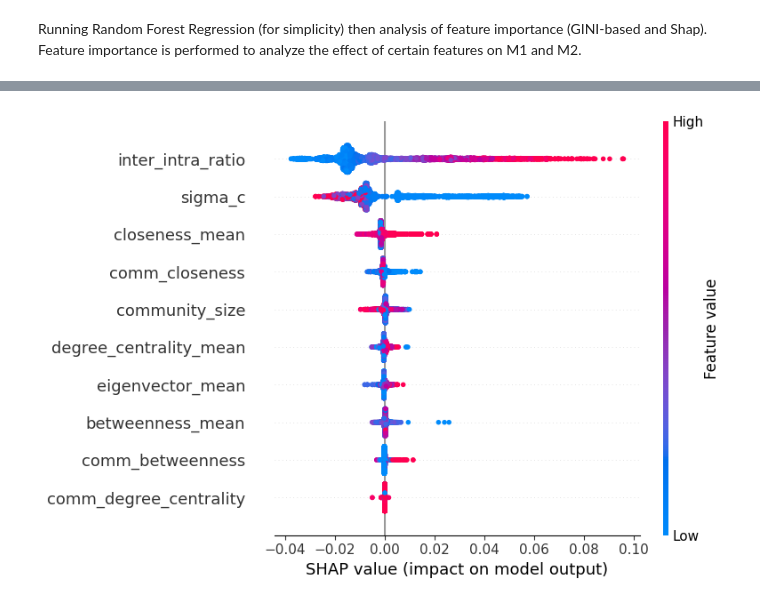
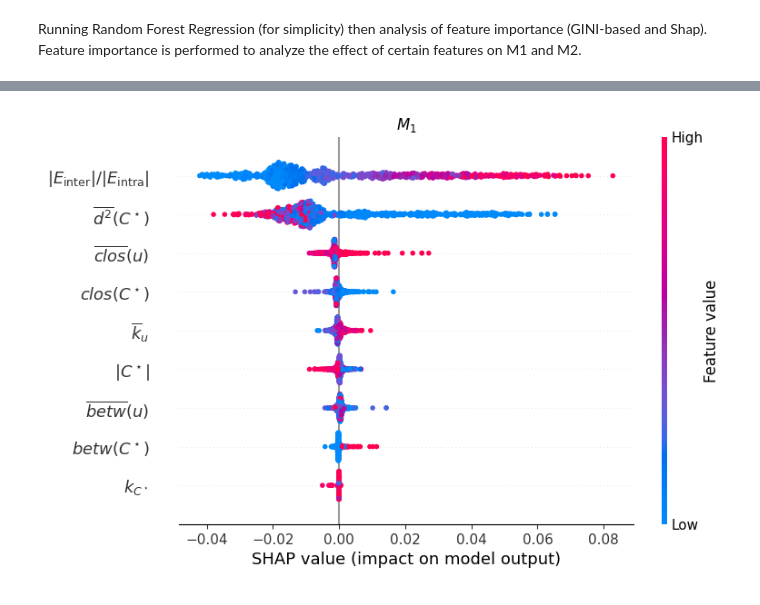
Before and after one commit to dalyapraz/gnn-community-concealment, a Jupyter notebook: community_hiding_analysis.ipynb, the cells around one changed output, grey strips where cells are left out. Cells and saved outputs as stored; diff of their text form; code cells hidden in the pictures.

```diff
--- a/community_hiding_analysis.ipynb
+++ b/community_hiding_analysis.ipynb
@@ -233,6 +262,10 @@ from sklearn.model_selection import train_test_split
 X = full_df[['community_size', 'inter_intra_ratio',
                       'comm_degree_centrality', 'comm_betweenness', 'comm_closeness',
                       'degree_centrality_mean', 'betweenness_mean', 'closeness_mean', 'eigenvector_mean',  'sigma_c']]
+X = full_df[features_list ]
+# X = X.rename(columns=feature_labels)
+
+# X = full_df[features_list]
 
 # X_comm_level = full_df[['community_size', 'inter_intra_ratio', 'comm_betweenness', 'comm_closeness', 'sigma_c', 'min_comm']]
 # X_node_level = full_df[['degree_centrality_mean', 'betweenness_mean', 'closeness_mean', 'eigenvector_mean', 'sigma_c', 'min_comm']]
@@ -245,7 +278,8 @@ ecs = full_df['ECS']
 
 X_train_m1, X_test, y_train, y_test = train_test_split(X, m1, test_size=0.2, random_state=42)
 
-m1_reg = RandomForestRegressor(n_estimators=100, random_state=42)
+# m1_reg = RandomForestRegressor(n_estimators=100, random_state=42)
+m1_reg = RandomForestRegressor()
 m1_reg.fit(X_train_m1, y_train)
 # sort the feature importances
 feature_importances = dict(zip(X.columns, m1_reg.feature_importances_))
@@ -253,7 +287,7 @@ feature_importances = dict(sorted(feature_importances.items(), key=lambda item:
 
 
 print("Test R^2:", m1_reg.score(X_test, y_test))
-print("Feature importances for M1:")
+print("Feature importances for M1 using RF Gini:")
 for feature, importance in feature_importances.items():
     print(f"{feature}: {importance:.4f}")
 # %% [output]
@@ -272,14 +305,70 @@ comm_degree_centrality: 0.0011
 # %%
 import shap
 import matplotlib.pyplot as plt
+import numpy as np
 
-# Create an explainer for the RandomForestRegressor
+# # Create an explainer for the RandomForestRegressor
 explainer = shap.TreeExplainer(m1_reg)
 
+# # Use a small background sample from TRAIN for the SHAP baseline
+# background = shap.sample(X_train_m1, 200, random_state=42)
+
+# # Interventional TreeExplainer is recommended for correlated features
+# explainer = shap.TreeExplainer(
+#     m1_reg,
+#     data=background,
+#     feature_perturbation="interventional"
+# )
+
+
 # Calculate SHAP values for the training dataset
-shap_values_m1 = explainer.shap_values(X_train_m1)
-features = X_train_m1.columns.tolist()
+# shap_values_m1 = explainer.shap_values(X_train_m1)
+# features = X_train_m1.columns.tolist()
+shap_values_m1 = explainer.shap_values(X_test)
+features = X_test.columns.tolist()
 
-shap.summary_plot(shap_values_m1, X_train_m1, feature_names=features)
+# Feature label mapping for clean axis/titles
+feature_labels = {
+    'avg_centroid_sqdist_to_others': r'$\overline{d^2}(C^\star)$',
+    'community_size': r'$|C^\star|$',
+    'inter_intra_ratio': r'$|E_{\text{inter}}|/|E_{\text{intra}}|$',
+    'degree_centrality_mean': r'$\overline{k}_u$',
+    'comm_degree_centrality': r'$k_{C^\star}$',
+    'betweenness_mean': r'$\overline{betw}(u)$',
+    'comm_betweenness': r'$betw(C^\star)$',
+    'closeness_mean': r'$\overline{clos}(u)$',
+    'comm_closeness': r'$clos(C^\star)$'
+}
+
+def get_feature_label(col):
+    return feature_labels.get(col, col)
+
+# Use mapped labels for SHAP summary plot
+features_pretty = [get_feature_label(f) for f in features]
+
+# Compute mean absolute SHAP value per feature (i.e., global importance)
+mean_abs_shap = np.abs(shap_values_m1).mean(axis=0)
+total_shap = mean_abs_shap.sum()
+normalized_shap = mean_abs_shap / total_shap  # each now represents a fraction of total importance
+
+shap_importances = pd.DataFrame({
+    'feature': X_test.columns,
+    'mean_abs_shap': mean_abs_shap,
+    'fraction_of_total': normalized_shap
+}).sort_values(by='mean_abs_shap', ascending=False)
+
+# Compute cumulative fraction (for additive interpretation)
+shap_importances['cumulative_fraction'] = shap_importances['fraction_of_total'].cumsum()
+print("Test R^2 (M1):", m1_reg.score(X_test, y_test))
+
+# Print ranked SHAP importances with normalized fractions
+print("\n=== Normalized SHAP Feature Importances (sum=1) ===")
+for _, row in shap_importances.iterrows():
+    print(f"{row['feature']:<30} "
+          f"{row['fraction_of_total']:.3f} "
+          f"(cumulative: {row['cumulative_fraction']:.3f})")
+
+shap.summary_plot(shap_values_m1, X_test, feature_names=features_pretty, show=False)
+plt.title(r"$M_1$")
 plt.show()
 # %% [output]
@@ -286,2 +387,2 @@ plt.show()
-[figure, old version]
+[figure, new version]
 # %%
```
Also changed, not shown: parts of 18 cells of this notebook, 2 other files.
